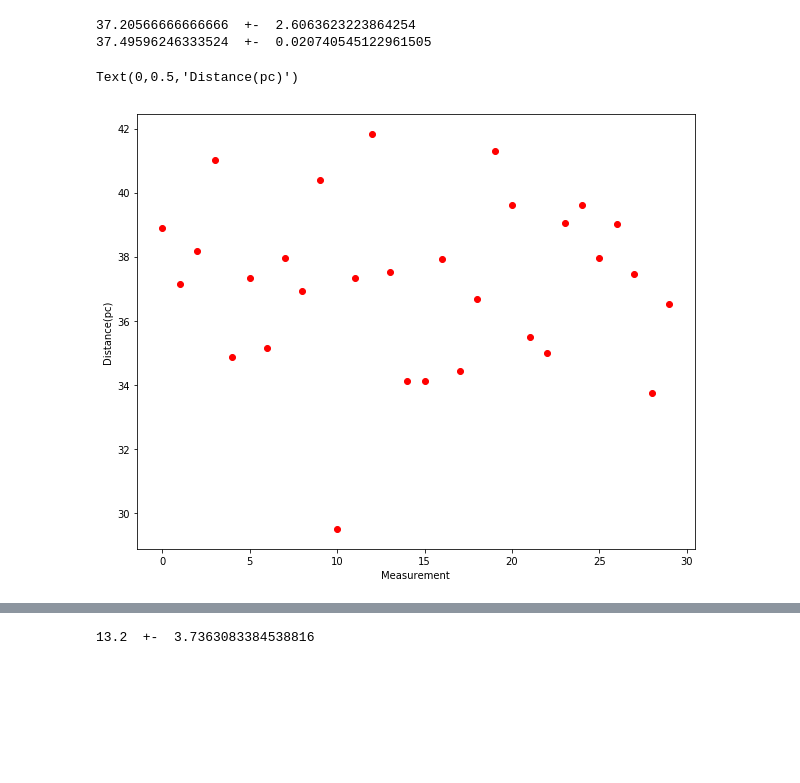
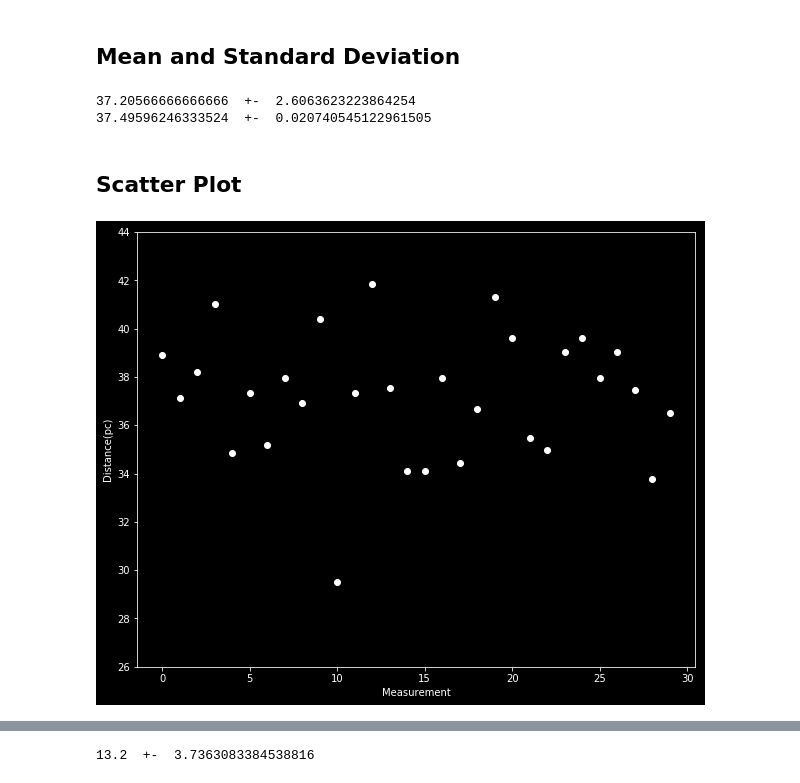
Before and after one commit to AyushPandhi/Pandhi_Ayush_AST326, a Jupyter notebook: Lab 1/AST326 Lab 1 Part 1 and 2.ipynb, the cells around one changed output, grey strips where cells are left out. Saved outputs shown, nothing was run; the diff lists cells and outputs as text; code cells hidden in the pictures; blank space fills up the shorter version.

```diff
--- a/Lab 1/AST326 Lab 1 Part 1 and 2.ipynb
+++ b/Lab 1/AST326 Lab 1 Part 1 and 2.ipynb
@@ -49,6 +55,8 @@ def poisson(min, max, mu):
 def gaussian(data, mu, sigma):
     prob = [(1/sigma*(2*m.pi)**0.5)**((-0.5)*((x - mu)/sigma)**2) for x in data]
     return prob
+# %% [markdown]
+## Mean and Standard Deviation
 # %%
 #Mean and standard deviation for the data
 mean_distances = mean(distances)
@@ -62,12 +70,16 @@ print (mean_wgtdistances, ' +- ', stddev_wgtdistances)
 # %% [output]
 37.20566666666666  +-  2.6063623223864254
 37.49596246333524  +-  0.020740545122961505
+# %% [markdown]
+## Scatter Plot
 # %%
-#Recreating figure 3
+#Recreating figure 3 from the handout
+plt.style.use('dark_background')
 plt.figure(figsize = (10,8))
-plt.plot(distances, 'ro')
+plt.plot(distances, 'wo')
 plt.xlabel('Measurement')
 plt.ylabel('Distance(pc)')
+plt.ylim(26, 44)
+plt.show()
 # %% [output]
-Text(0,0.5,'Distance(pc)')
-[figure, old version]
+[figure, new version]
```
Also changed, not shown: parts of 8 cells of this notebook, 1 other file.
